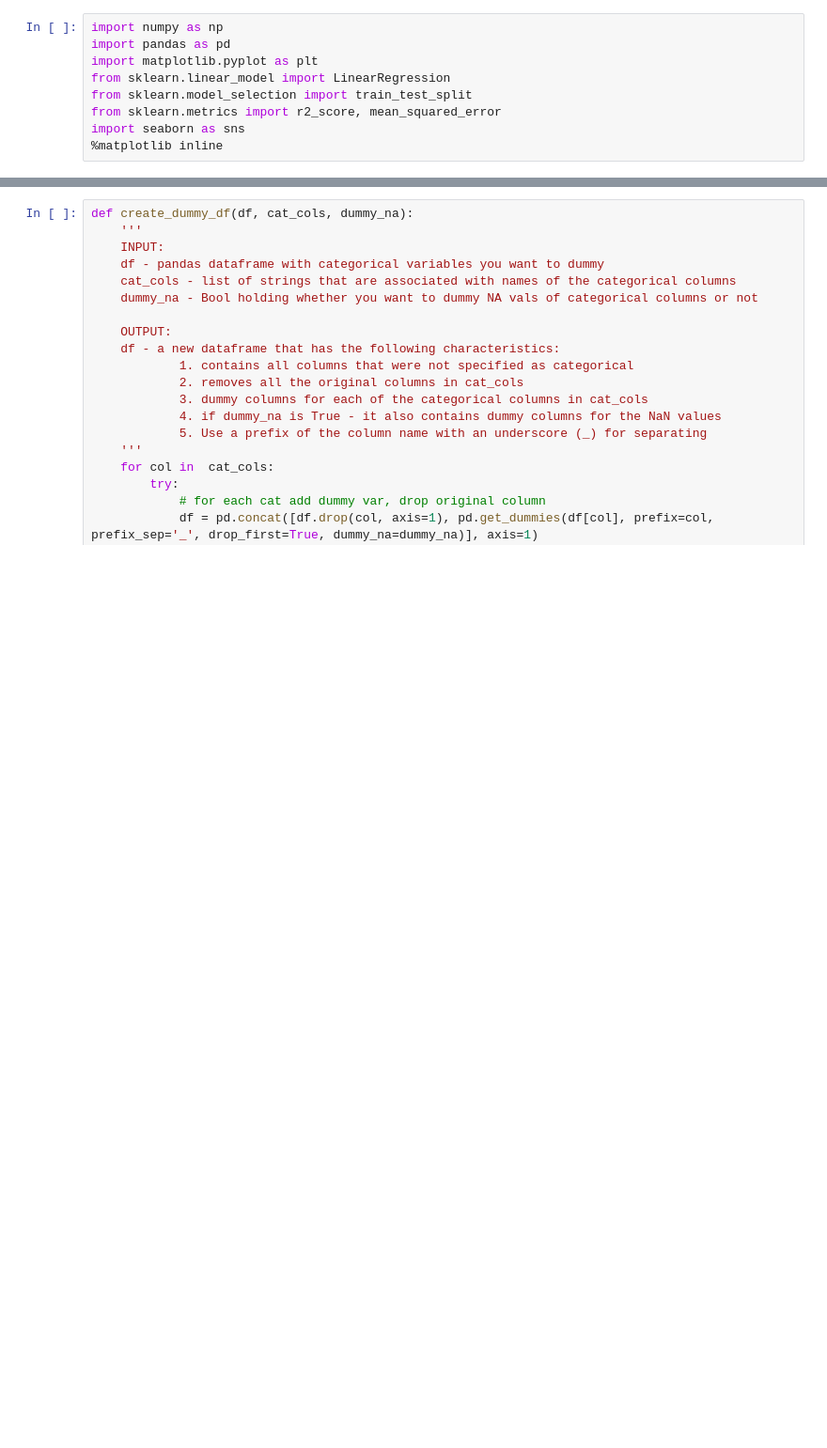
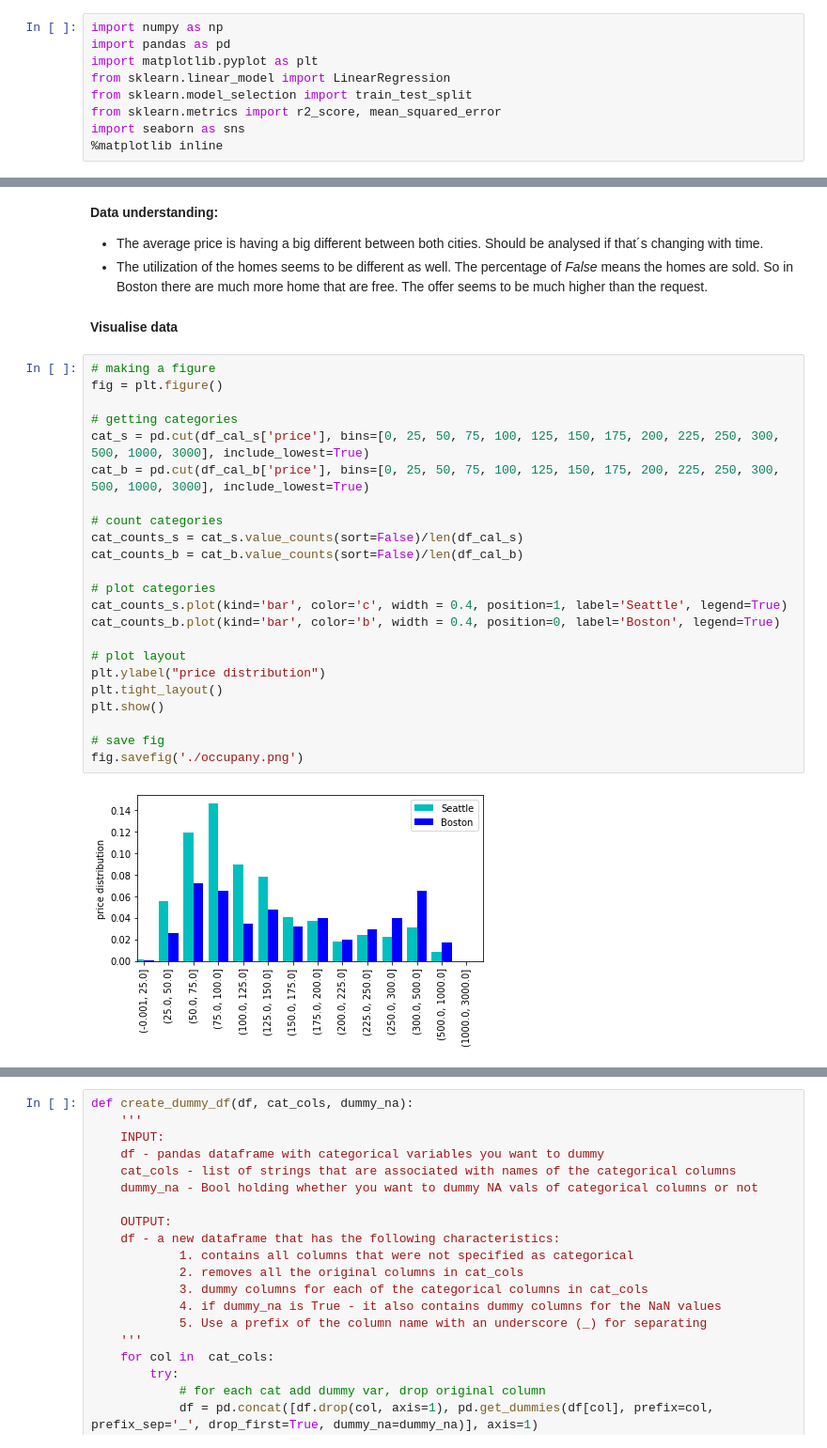
Before and after one commit to mx-hsl/data_science_airbnb, a Jupyter notebook: analysis.ipynb, the cells around one changed output, grey strips where cells are left out. Shown: that part at 94% size. Drawn from its saved outputs; the diff is of its cells as text; blank space fills up the shorter version.

```diff
--- a/analysis.ipynb
+++ b/analysis.ipynb
@@ -44 +76,32 @@ False    49.128422
 Name: price, dtype: float64
+# %% [markdown]
+**Data understanding:**
+- The average price is having a big different between both cities. Should be analysed if that´s changing with time.
+- The utilization of the homes seems to be different as well. The percentage of _False_ means the homes are sold. So in Boston there are much more home that are free. The offer seems to be  much higher than the request.
+# %% [markdown]
+**Visualise data**
+# %%
+# making a figure
+fig = plt.figure()
+
+# getting categories
+cat_s = pd.cut(df_cal_s['price'], bins=[0, 25, 50, 75, 100, 125, 150, 175, 200, 225, 250, 300, 500, 1000, 3000], include_lowest=True)
+cat_b = pd.cut(df_cal_b['price'], bins=[0, 25, 50, 75, 100, 125, 150, 175, 200, 225, 250, 300, 500, 1000, 3000], include_lowest=True)
+
+# count categories
+cat_counts_s = cat_s.value_counts(sort=False)/len(df_cal_s)
+cat_counts_b = cat_b.value_counts(sort=False)/len(df_cal_b)
+
+# plot categories
+cat_counts_s.plot(kind='bar', color='c', width = 0.4, position=1, label='Seattle', legend=True)
+cat_counts_b.plot(kind='bar', color='b', width = 0.4, position=0, label='Boston', legend=True)
+
+# plot layout
+plt.ylabel("price distribution")
+plt.tight_layout()
+plt.show()
+
+# save fig
+fig.savefig('./occupany.png')
+# %% [output]
+[figure, added]
```
Also changed, not shown: parts of 23 cells of this notebook.
